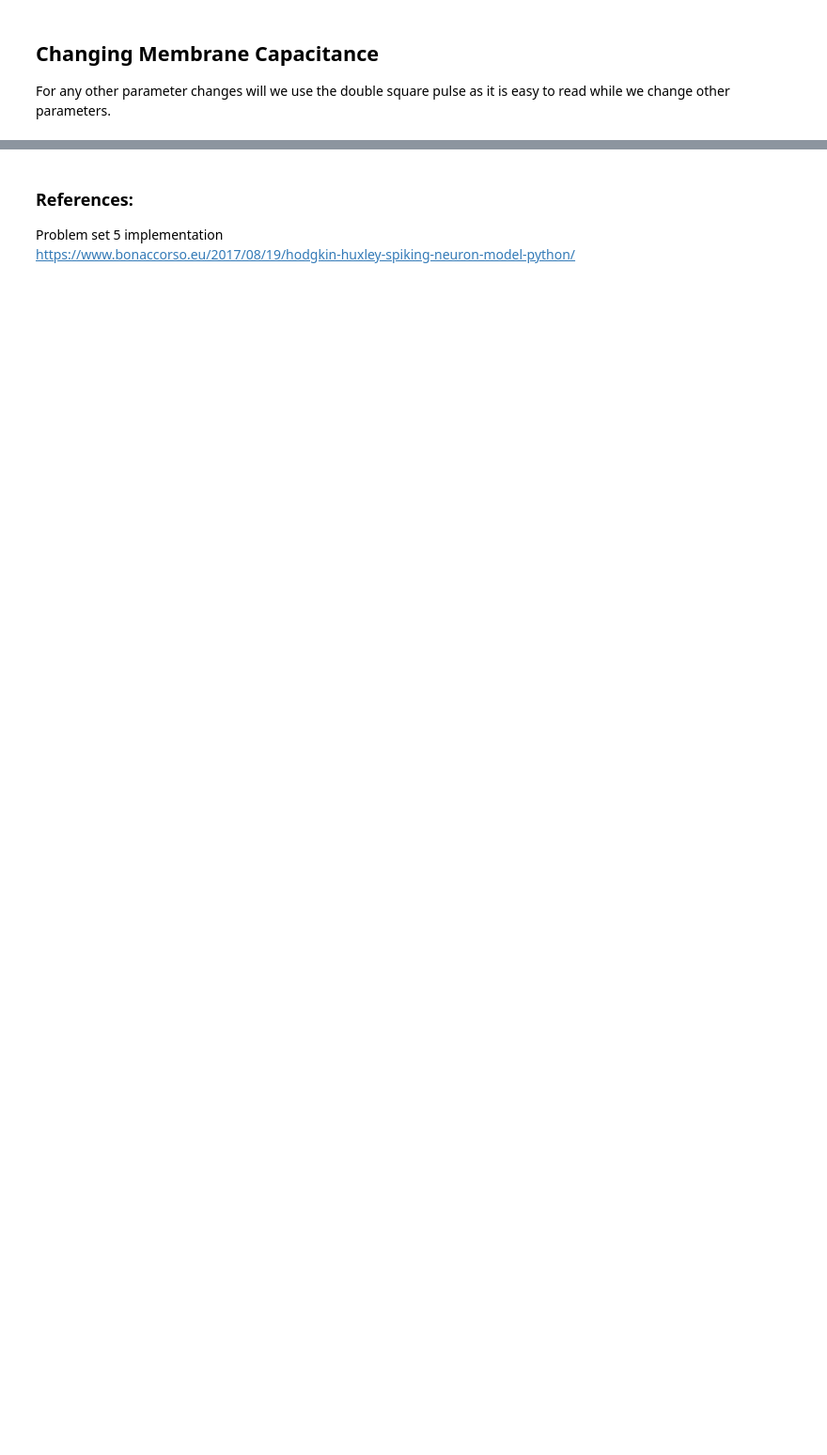
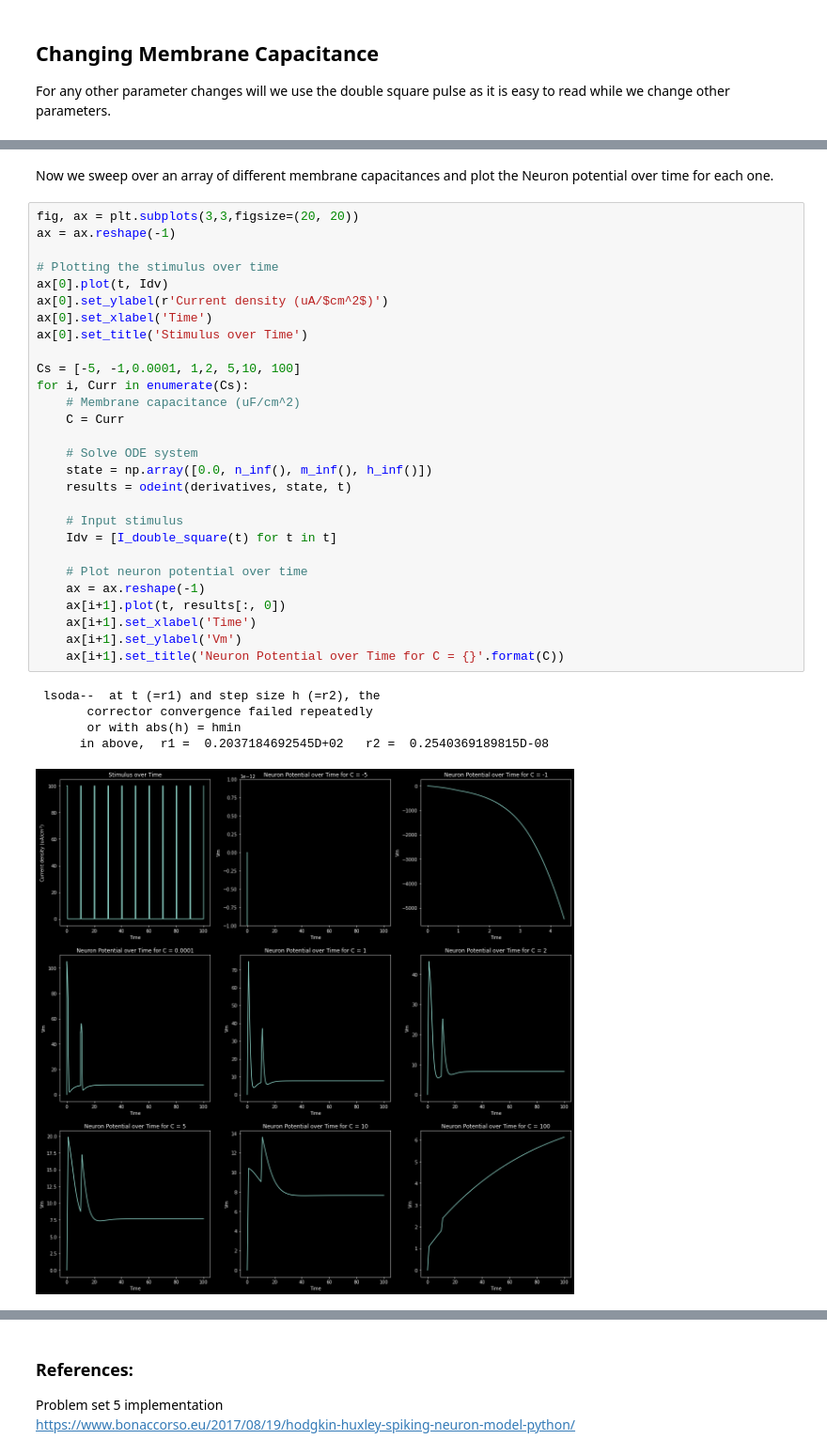
Before and after one commit to pdparakh108/Hodgkin_Huxley_Ising_simulation, a Jupyter notebook: HH_implementation/HH.ipynb, the cells around one changed output, grey strips where cells are left out. Shown at 94% size. Cells and saved outputs as stored; diff of their text form; blank space fills up the shorter version.

```diff
--- a/HH_implementation/HH.ipynb
+++ b/HH_implementation/HH.ipynb
@@ -430,0 +530,36 @@ For any other parameter changes will we use the double square pulse as it is eas
+# %% [markdown]
+Now we sweep over an array of different membrane capacitances and plot the Neuron potential over time for each one.
+# %%
+fig, ax = plt.subplots(3,3,figsize=(20, 20))
+ax = ax.reshape(-1)
+
+# Plotting the stimulus over time
+ax[0].plot(t, Idv)
+ax[0].set_ylabel(r'Current density (uA/$cm^2$)')
+ax[0].set_xlabel('Time')
+ax[0].set_title('Stimulus over Time')
+
+Cs = [-5, -1,0.0001, 1,2, 5,10, 100]
+for i, Curr in enumerate(Cs):
+    # Membrane capacitance (uF/cm^2)
+    C = Curr
+
+    # Solve ODE system
+    state = np.array([0.0, n_inf(), m_inf(), h_inf()])
+    results = odeint(derivatives, state, t)
+
+    # Input stimulus
+    Idv = [I_double_square(t) for t in t]
+
+    # Plot neuron potential over time
+    ax = ax.reshape(-1)
+    ax[i+1].plot(t, results[:, 0])
+    ax[i+1].set_xlabel('Time')
+    ax[i+1].set_ylabel('Vm')
+    ax[i+1].set_title('Neuron Potential over Time for C = {}'.format(C))
+# %% [output]
+ lsoda--  at t (=r1) and step size h (=r2), the
+       corrector convergence failed repeatedly
+       or with abs(h) = hmin
+      in above,  r1 =  0.2037184692545D+02   r2 =  0.2540369189815D-08
+[figure, added]
```
Also changed, not shown: parts of 10 cells of this notebook.
